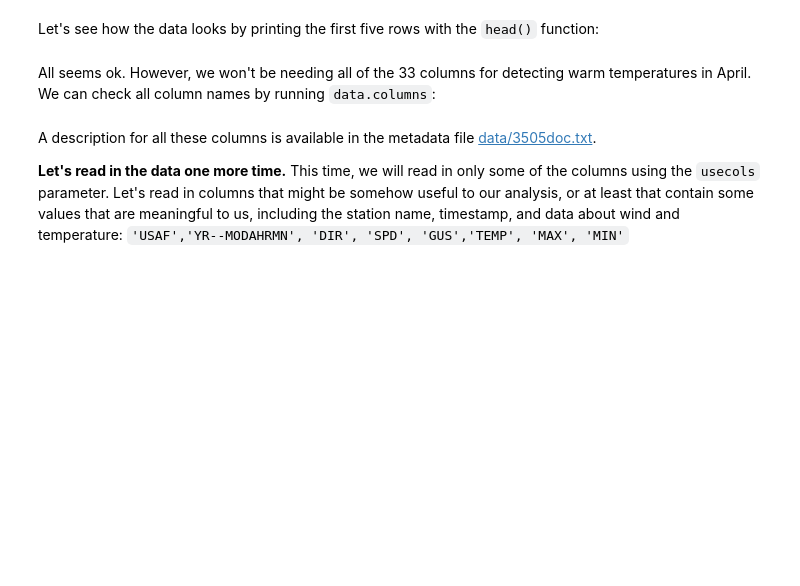
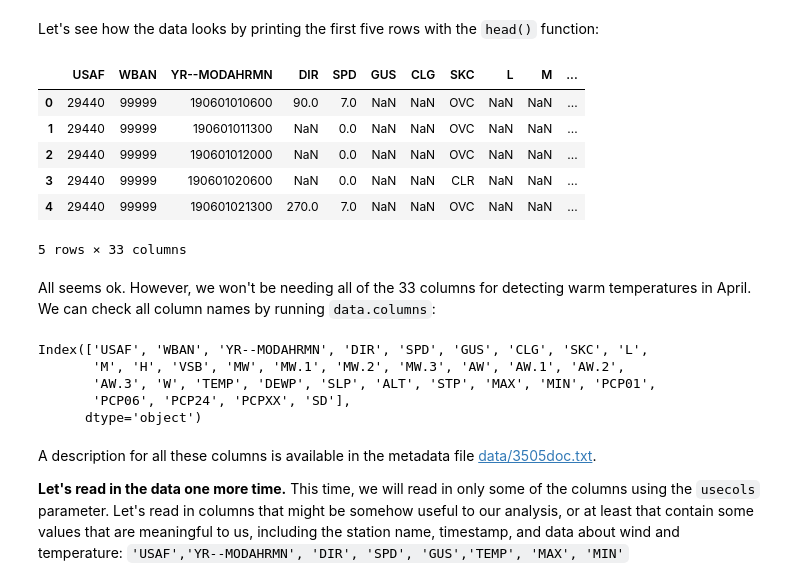
Before and after one commit to tomtom776/notebooks, a Jupyter notebook: L6/advanced-data-processing-with-pandas.ipynb, the cells around one changed output. Drawn from its saved outputs; the diff is of its cells as text; code cells hidden in the pictures; blank space fills up the shorter version.

```diff
--- a/L6/advanced-data-processing-with-pandas.ipynb
+++ b/L6/advanced-data-processing-with-pandas.ipynb
@@ -225,8 +227,26 @@ fp = r'data/029440.txt'
 data = pd.read_csv(fp, delim_whitespace=True, na_values=['*', '**', '***', '****', '*****', '******'])
 # %% [markdown]
 Let's see how the data looks by printing the first five rows with the `head()` function:
+# %%
+data.head()
+# %% [output]
+|  | USAF | WBAN | YR--MODAHRMN | DIR | SPD | GUS | CLG | SKC | L | M | ... |
+| 0 | 29440 | 99999 | 190601010600 | 90.0 | 7.0 | NaN | NaN | OVC | NaN | NaN | ... |
+| 1 | 29440 | 99999 | 190601011300 | NaN | 0.0 | NaN | NaN | OVC | NaN | NaN | ... |
+| 2 | 29440 | 99999 | 190601012000 | NaN | 0.0 | NaN | NaN | OVC | NaN | NaN | ... |
+| 3 | 29440 | 99999 | 190601020600 | NaN | 0.0 | NaN | NaN | CLR | NaN | NaN | ... |
+| 4 | 29440 | 99999 | 190601021300 | 270.0 | 7.0 | NaN | NaN | OVC | NaN | NaN | ... |
+5 rows × 33 columns
 # %% [markdown]
 All seems ok. However, we won't be needing all of the 33 columns for detecting warm temperatures in April. We can check all column names by running `data.columns`:
+# %%
+data.columns
+# %% [output]
+Index(['USAF', 'WBAN', 'YR--MODAHRMN', 'DIR', 'SPD', 'GUS', 'CLG', 'SKC', 'L',
+       'M', 'H', 'VSB', 'MW', 'MW.1', 'MW.2', 'MW.3', 'AW', 'AW.1', 'AW.2',
+       'AW.3', 'W', 'TEMP', 'DEWP', 'SLP', 'ALT', 'STP', 'MAX', 'MIN', 'PCP01',
+       'PCP06', 'PCP24', 'PCPXX', 'SD'],
+      dtype='object')
 # %% [markdown]
 A description for all these columns is available in the metadata file [data/3505doc.txt](metadata/3505doc.txt).
 
```
Also changed, not shown: parts of 9 cells of this notebook.
